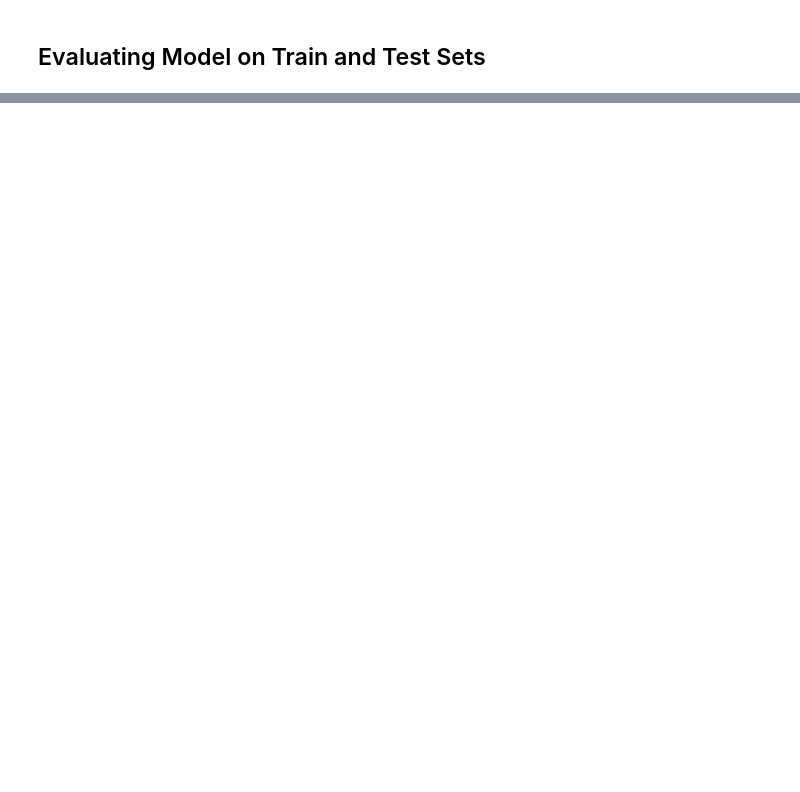
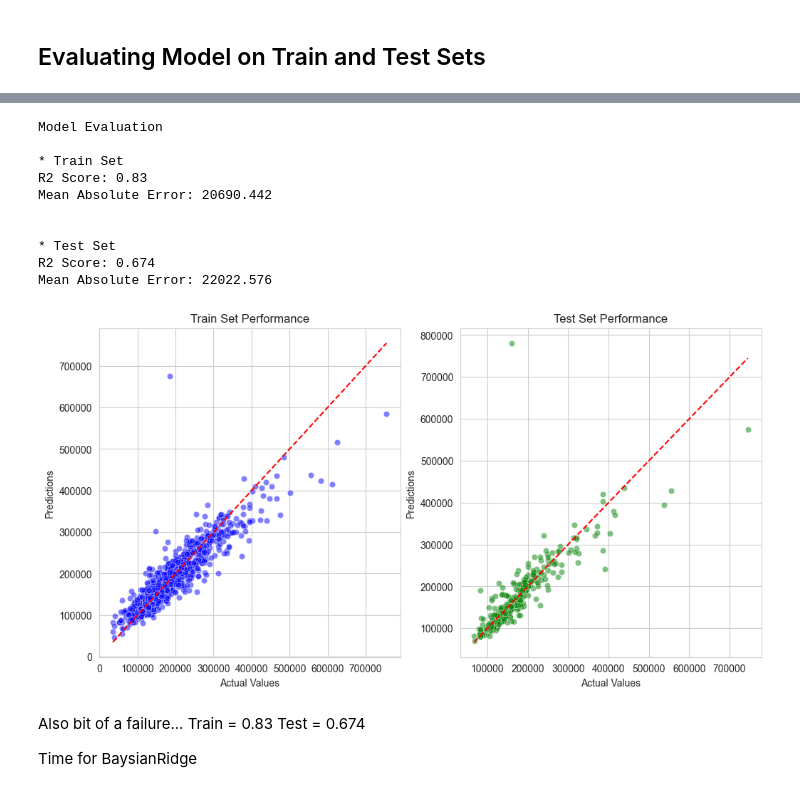
Before and after one commit to Tomosius/heritage_houses_p5, a Jupyter notebook: jupyter_notebooks/09_Modeling_and_Evaluation_hypothesis_3.ipynb, the cells around one changed output, grey strips where cells are left out. Cells and saved outputs as stored; diff of their text form; code cells hidden in the pictures; blank space fills up the shorter version.

```diff
--- a/jupyter_notebooks/09_Modeling_and_Evaluation_hypothesis_3.ipynb
+++ b/jupyter_notebooks/09_Modeling_and_Evaluation_hypothesis_3.ipynb
@@ -1790,0 +1190,3 @@ We can keep playing with Parameters, or perform another more deep EDA and Featur
+# %%
+search_tuned_ridge = HyperparameterOptimizationSearch(models=models_tune_search_ridge, params=params_tune_search_ridge, target_transformer=target_transformation_pipeline)
+search_tuned_ridge.fit(X_train, y_train, scoring='r2', n_jobs=-1, cv=5, refit=True)
@@ -1790,0 +1211,3 @@ We can keep playing with Parameters, or perform another more deep EDA and Featur
+# %%
+models_tune_summary_ridge, models_tune_pipelines_ridge = search_tuned_ridge.score_summary(sort_by='mean_score')
+models_tune_summary_ridge
@@ -1790,0 +1232,3 @@ We can keep playing with Parameters, or perform another more deep EDA and Featur
+# %%
+best_model_ridge = models_tune_summary_ridge.iloc[0, 0]
+best_model_ridge
@@ -1790,0 +1244,3 @@ We can keep playing with Parameters, or perform another more deep EDA and Featur
+# %%
+best_pipeline_ridge = models_tune_pipelines_ridge[best_model_ridge].best_estimator_
+best_pipeline_ridge
@@ -1790,0 +1265,21 @@ We can keep playing with Parameters, or perform another more deep EDA and Featur
+# %%
+regression_performance(X_train, y_train, X_test, y_test, best_pipeline_ridge)
+regression_evaluation_plots(X_train, y_train, X_test, y_test, best_pipeline_ridge)
+# %% [output]
+Model Evaluation
+
+* Train Set
+R2 Score: 0.83
+Mean Absolute Error: 20690.442
+
+
+* Test Set
+R2 Score: 0.674
+Mean Absolute Error: 22022.576
+[figure, added]
+# %% [markdown]
+Also bit of a failure...
+Train = 0.83
+Test = 0.674
+
+Time for BaysianRidge
```
Also changed, not shown: parts of 205 cells of this notebook.
